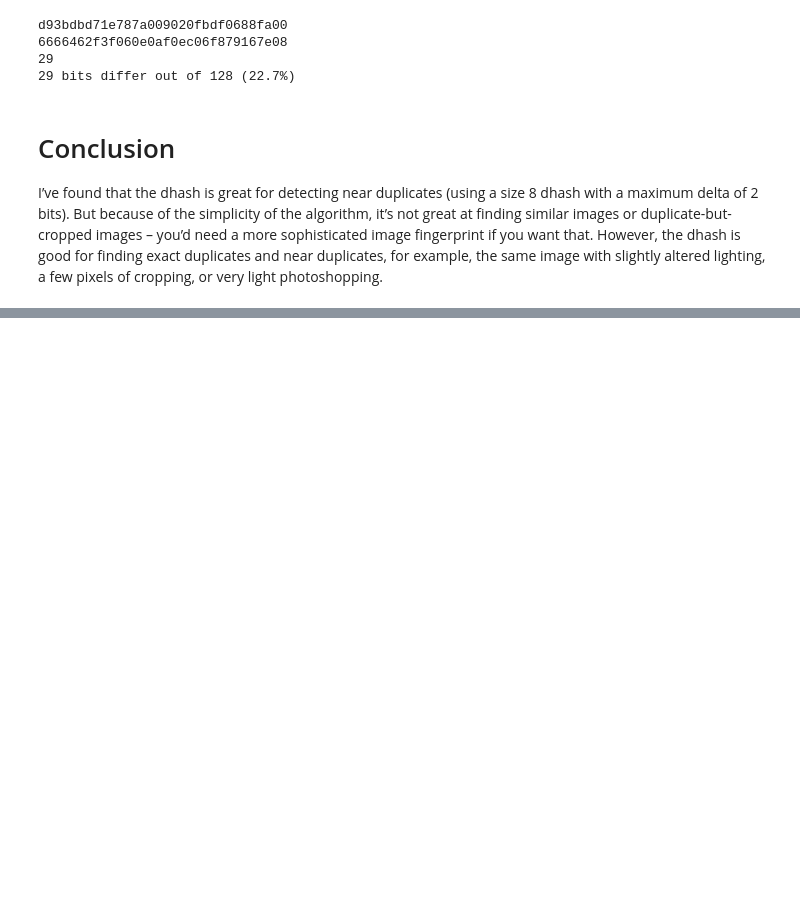
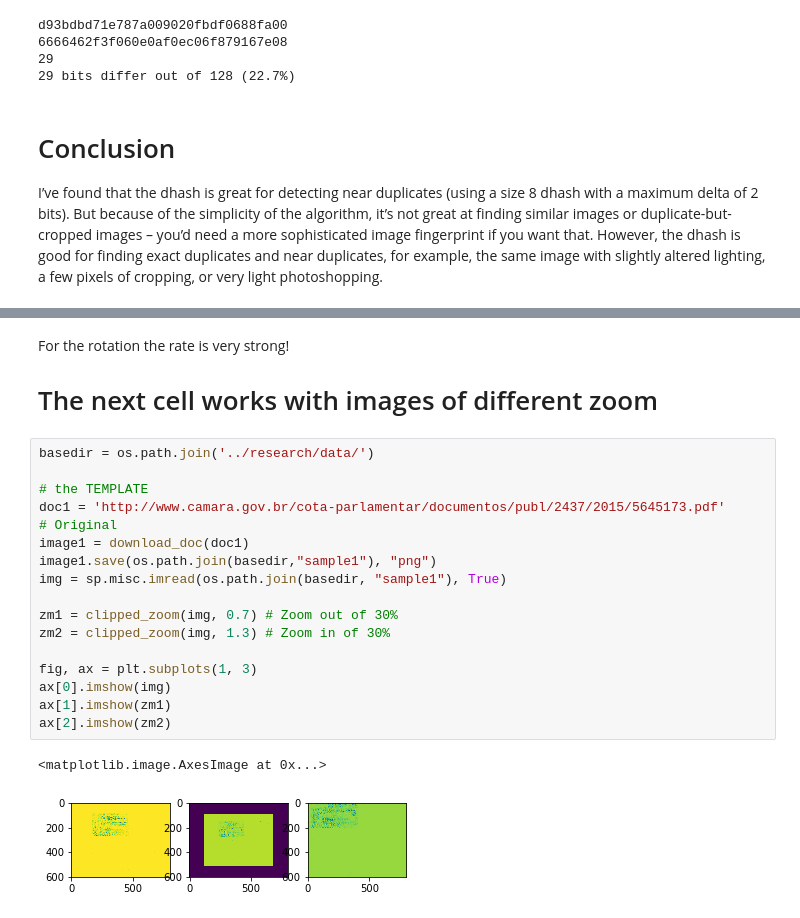
Before and after one commit to okfn-brasil/serenata-de-amor, a Jupyter notebook: research/develop/2017-05-05-silvio-Detecting-duplicates.ipynb, the cells around one changed output, grey strips where cells are left out. Cells and saved outputs as stored; diff of their text form; blank space fills up the shorter version.

```diff
--- a/research/develop/2017-05-05-silvio-Detecting-duplicates.ipynb
+++ b/research/develop/2017-05-05-silvio-Detecting-duplicates.ipynb
@@ -136,0 +258,24 @@ https://vision.ece.ucsb.edu/sites/vision.ece.ucsb.edu/files/publications/pratim_
+# %% [markdown]
+For the rotation the rate is very strong!
+
+# The next cell works with images of different zoom
+# %%
+basedir = os.path.join('../research/data/')
+
+# the TEMPLATE
+doc1 = 'http://www.camara.gov.br/cota-parlamentar/documentos/publ/2437/2015/5645173.pdf'
+# Original
+image1 = download_doc(doc1)
+image1.save(os.path.join(basedir,"sample1"), "png")
+img = sp.misc.imread(os.path.join(basedir, "sample1"), True)
+
+zm1 = clipped_zoom(img, 0.7) # Zoom out of 30%
+zm2 = clipped_zoom(img, 1.3) # Zoom in of 30%
+
+fig, ax = plt.subplots(1, 3)
+ax[0].imshow(img)
+ax[1].imshow(zm1)
+ax[2].imshow(zm2)
+# %% [output]
+<matplotlib.image.AxesImage at 0x...>
+[figure, added]
```
Also changed, not shown: parts of 16 cells of this notebook, 3 other files.
